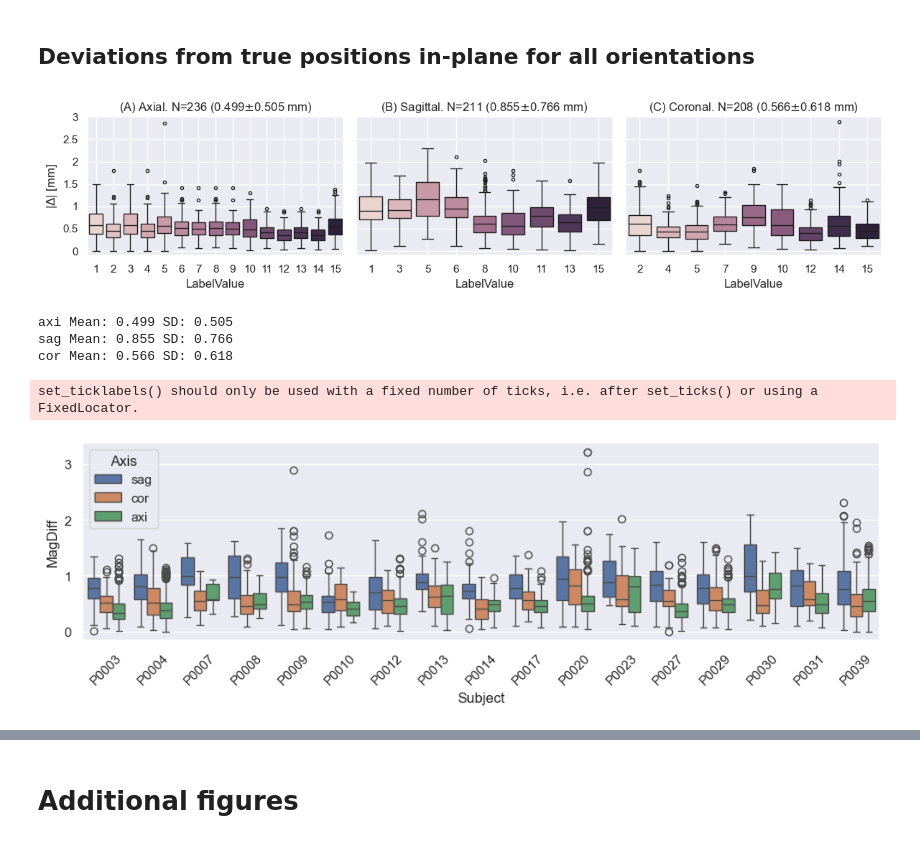
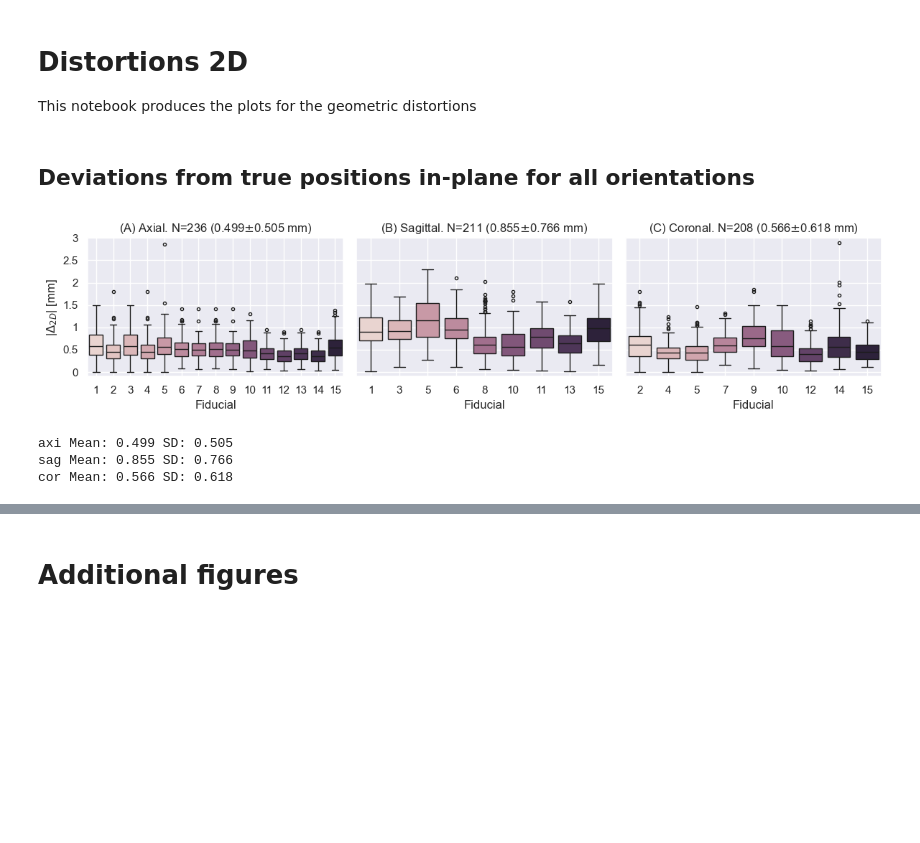
Before and after one commit to UNITY-Physics/unity_qa_paper, a Jupyter notebook: notebooks/distortions_2D.ipynb, the cells around one changed output, grey strips where cells are left out. Cells and saved outputs as stored; diff of their text form; code cells hidden in the pictures; blank space fills up the shorter version.

```diff
--- a/notebooks/distortions_2D.ipynb
+++ b/notebooks/distortions_2D.ipynb
@@ -1 +1,4 @@
+# %% [markdown]
+# Distortions 2D
+This notebook produces the plots for the geometric distortions
 # %%
@@ -57,55 +46,42 @@ df = add_temperature_w0_sw(df, '../data')
 # %%
 sns.set_theme()
 fig, axes = plt.subplots(1,3,figsize=(12,3))
 
 titles = ['(A) Axial', '(B) Sagittal', '(C) Coronal']
 for i,scan_ax in enumerate(['axi', 'sag', 'cor']):
     sns.boxplot(data=df[(df['Axis']==scan_ax) & (df['Run']==1)], y='MagDiff',
                 x='LabelValue',  hue='LabelValue', legend=None, ax=axes[i], flierprops={"marker": "."})
 
     axes[i].set_ylim([-.5,3])
     nscans = df[(df['Axis']==scan_ax) & (df['Run']==1)].Session.unique().shape[-1]
     mean_diff = df[(df['Axis']==scan_ax) & (df['Run']==1)].MagDiff.mean()
     sd_diff = df[(df['Axis']==scan_ax) & (df['Run']==1)].MagDiff.std()
     axes[i].set_title(rf"{titles[i]}. N={nscans} ({mean_diff:.3f}$\pm${1.96*sd_diff:.3f} mm)")
-    # axes[i].set_xlabel(None)
-    # axes[i].set_xticklabels([])
 
     if i>0:
         axes[i].set_ylabel(None)
         axes[i].set_yticks([0,.5,1,1.5,2,2.5,3], [])
     else:
         axes[i].set_yticks([0,.5,1,1.5,2,2.5,3], [0,.5,1,1.5,2,2.5,3])
 
-axes[0].set_ylabel(r'|$\Delta$| [mm]')
+axes[0].set_ylabel(r'|$\Delta_{2D}$| [mm]')
 
 for ax in axes:
     ax.grid('minor')
     ax.set_ylim([-.1,3])
+    ax.set_xlabel('Fiducial')
 
 plt.tight_layout()
+plt.savefig('../results/figure10a_Distortions_axis.png', dpi=300)
 plt.show()
+
+for i,scan_ax in enumerate(['axi', 'sag', 'cor']):
+    my_data = df[(df['Axis']==scan_ax) & (df['Run']==1)]
+    m = my_data.MagDiff.mean()
+    s = my_data.MagDiff.std()
+    print(f"{scan_ax} Mean: {m:.3} SD: {1.96*s:.3}")
 # %% [output]
-[figure, old version]
+[figure, new version]
+axi Mean: 0.499 SD: 0.505
+sag Mean: 0.855 SD: 0.766
+cor Mean: 0.566 SD: 0.618
-# %%
-# Stats on this
-for i,scan_ax in enumerate(['axi', 'sag', 'cor']):
-    my_data = df[(df['Axis']==scan_ax) & (df['Run']==1)]
-    m = my_data.MagDiff.mean()
-    s = my_data.MagDiff.std()
-    print(f"{scan_ax} Mean: {m:.3} SD: {1.96*s:.3}")
-# %% [output]
-axi Mean: 0.499 SD: 0.505
-sag Mean: 0.855 SD: 0.766
-cor Mean: 0.566 SD: 0.618
-# %%
-sns.set_theme()
-# How does this differ by site?
-fig, ax = plt.subplots(1,1,figsize=(12,3))
-df_axi = df[df.Axis=='axi']
-sns.boxplot(data=df, x='Subject', y='MagDiff', ax=ax, hue='Axis')
-ax.set_xticklabels(labels=ax.get_xticklabels(), rotation=45)
-plt.show()
-# %% [output]
-set_ticklabels() should only be used with a fixed number of ticks, i.e. after set_ticks() or using a FixedLocator.
-[figure, removed]
```
Also changed, not shown: parts of 25 cells of this notebook, 10 other files.
